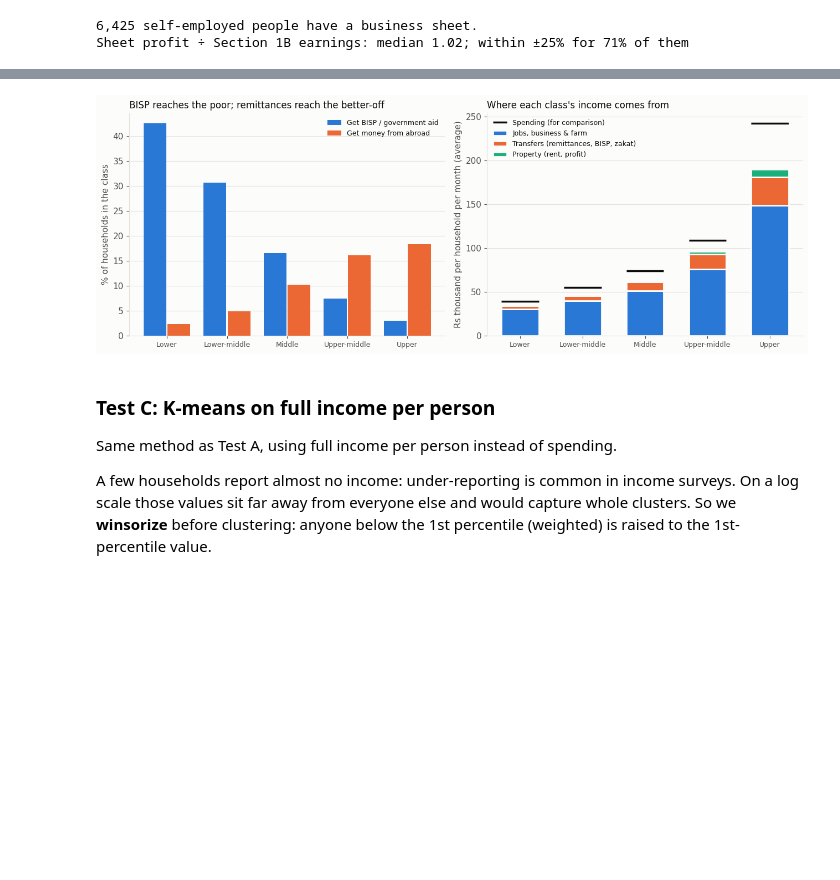
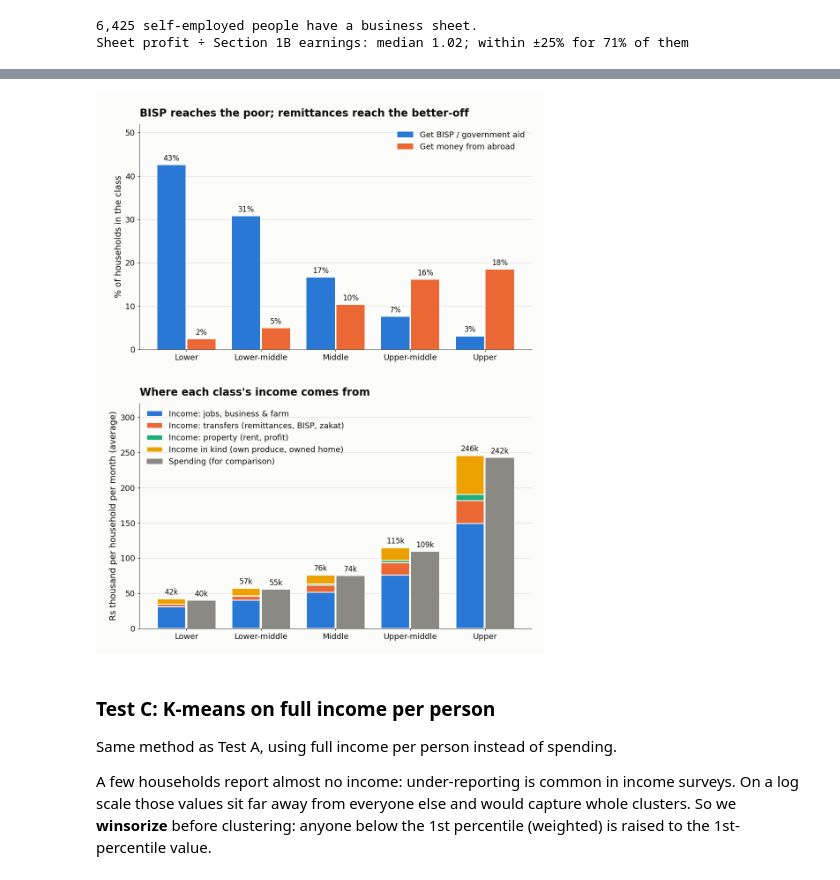
Before and after one commit to Khalid-Siddiqi/GUTECH-PSLM-Project, a Jupyter notebook: Khalid's Work/1_social_classes/social_classes_kmeans_knn.ipynb, the cells around one changed output, grey strips where cells are left out. Saved outputs shown, nothing was run; the diff lists cells and outputs as text; code cells hidden in the pictures; blank space fills up the shorter version.

```diff
--- a/Khalid's Work/1_social_classes/social_classes_kmeans_knn.ipynb
+++ b/Khalid's Work/1_social_classes/social_classes_kmeans_knn.ipynb
@@ -541,7 +546,15 @@ hh = hh.drop(columns=list(SOURCES), errors="ignore")
 hh = pd.concat([hh.reset_index(drop=True), extra], axis=1)
 hh["transfers"] = hh[TRANSFER_COLS].sum(axis=1)
 hh["property_income"] = hh[["rent received", "profit & dividends"]].sum(axis=1)
-hh["full_income"] = hh.income_month + hh.transfers + hh.property_income
+# Income in kind: the part of spending that was never paid in cash (columns v2, v3, v4 of Section 6A)
+kind = items[["hhcode", "part", "v2", "v3", "v4"]].copy()
+for v in ["v2", "v3", "v4"]:
+    kind[v] = kind[v].fillna(0).clip(lower=0) * kind.part.map(PER_MONTH)
+kind["hhcode"] = kind.hhcode.astype("int64")
+in_kind = kind.groupby("hhcode")[["v2", "v3", "v4"]].sum().sum(axis=1)
+hh["in_kind"] = hh.hhcode.map(in_kind).fillna(0).to_numpy()
+
+hh["full_income"] = hh.income_month + hh.transfers + hh.property_income + hh.in_kind
 hh["full_income_pp"] = hh.full_income / hh.hhsize
 
 by_class = pd.DataFrame({
@@ -549,11 +562,15 @@ by_class = pd.DataFrame({
         "jobs, business & farm (Rs)": wmean(g.income_month, g.weight),
         "transfers (Rs)": wmean(g.transfers, g.weight),
         "property income (Rs)": wmean(g.property_income, g.weight),
+        "income in kind (Rs)": wmean(g.in_kind, g.weight),
         "FULL income (Rs)": wmean(g.full_income, g.weight),
         "spending (Rs)": wmean(g.monthly_total, g.weight),
         "% of households getting remittances from abroad": (g.weight * (g["remittances (abroad)"] > 0)).sum() / g.weight.sum() * 100,
         "% of households getting BISP / govt aid": (g.weight * (g["BISP & govt aid"] > 0)).sum() / g.weight.sum() * 100,
     } for k, g in hh.groupby("class_A")})
-print("Average per household per month, by spending class (weighted):")
+print("Check against the official PBS report (Tables 3.5.A and 3.6.A), average per household per month:")
+print(f"  income:   ours Rs {wmean(hh.full_income, hh.weight):,.0f}   PBS Rs 82,179")
+print(f"  spending: ours Rs {wmean(hh.monthly_total, hh.weight):,.0f}   PBS Rs 79,150")
+print("\nAverage per household per month, by spending class (weighted):")
 by_class.round(0)
 # %% [output]
@@ -569,34 +624,39 @@ Average per household per month, by spending class (weighted):
 # %%
-fig, axes = plt.subplots(1, 2, figsize=(13, 4.8))
+fig, axes = plt.subplots(2, 1, figsize=(10, 12.5))
 
 ax = axes[0]
 bw = 0.38
-ax.bar(XPOS - bw / 2 - 0.01, by_class.loc["% of households getting BISP / govt aid"], bw, color=SERIES[0], label="Get BISP / government aid")
-ax.bar(XPOS + bw / 2 + 0.01, by_class.loc["% of households getting remittances from abroad"], bw, color=SERIES[1], label="Get money from abroad")
-ax.set_xticks(XPOS, NAMES, fontsize=9)
+b1 = ax.bar(XPOS - bw / 2 - 0.01, by_class.loc["% of households getting BISP / govt aid"], bw, color=SERIES[0], label="Get BISP / government aid")
+b2 = ax.bar(XPOS + bw / 2 + 0.01, by_class.loc["% of households getting remittances from abroad"], bw, color=SERIES[1], label="Get money from abroad")
+ax.set_ylim(0, 52)
+label_bars(ax, b1, "{:.0f}%"); label_bars(ax, b2, "{:.0f}%")
+ax.set_xticks(XPOS, NAMES)
 style(ax, "% of households in the class")
-ax.set_title("BISP reaches the poor; remittances reach the better-off", loc="left", fontsize=12)
-ax.legend(frameon=False, fontsize=9)
+ax.set_title("BISP reaches the poor; remittances reach the better-off")
+ax.legend(frameon=False, loc="upper right")
 
 ax = axes[1]
-parts = [("jobs, business & farm (Rs)", "Jobs, business & farm"),
-         ("transfers (Rs)", "Transfers (remittances, BISP, zakat)"),
-         ("property income (Rs)", "Property (rent, profit)")]
+parts = [("jobs, business & farm (Rs)", "Income: jobs, business & farm"),
+         ("transfers (Rs)", "Income: transfers (remittances, BISP, zakat)"),
+         ("property income (Rs)", "Income: property (rent, profit)"),
+         ("income in kind (Rs)", "Income in kind (own produce, owned home)")]
 bottom = np.zeros(5)
-for (row, label), colour in zip(parts, SERIES):
+for (row, label), colour in zip(parts, SERIES + ["#eda100"]):
     v = by_class.loc[row].to_numpy() / 1000
-    ax.bar(XPOS, v, 0.6, bottom=bottom, color=colour, label=label, edgecolor=SURFACE, linewidth=2)
+    stack = ax.bar(XPOS - bw / 2 - 0.01, v, bw, bottom=bottom, color=colour, label=label, edgecolor=SURFACE, linewidth=1.5)
     bottom += v
-ax.hlines(by_class.loc["spending (Rs)"] / 1000, XPOS - 0.3, XPOS + 0.3, colors=INK, linewidth=2.5,
-          label="Spending (for comparison)", zorder=3)
-ax.set_xticks(XPOS, NAMES, fontsize=9)
+spend_bars = ax.bar(XPOS + bw / 2 + 0.01, by_class.loc["spending (Rs)"] / 1000, bw, color="#8a8983", label="Spending (for comparison)")
+ax.set_ylim(0, 320)
+label_bars(ax, stack, "{:.0f}k")          # top of the stack = total income
+label_bars(ax, spend_bars, "{:.0f}k")
+ax.set_xticks(XPOS, NAMES)
 style(ax, "Rs thousand per household per month (average)")
-ax.set_title("Where each class's income comes from", loc="left", fontsize=12)
-ax.legend(frameon=False, fontsize=9, loc="upper left")
+ax.set_title("Where each class's income comes from")
+ax.legend(frameon=False, loc="upper left")
 
-plt.tight_layout(); plt.savefig(OUT + "income_sources.png", dpi=150); plt.show()
+plt.tight_layout(h_pad=3); plt.savefig(OUT + "income_sources.png"); plt.show()
 # %% [output]
-[figure, old version]
+[figure, new version]
 # %% [markdown]
 ### Test C: K-means on **full income** per person
 
```
Also changed, not shown: parts of 11 cells of this notebook, 6 other files.
